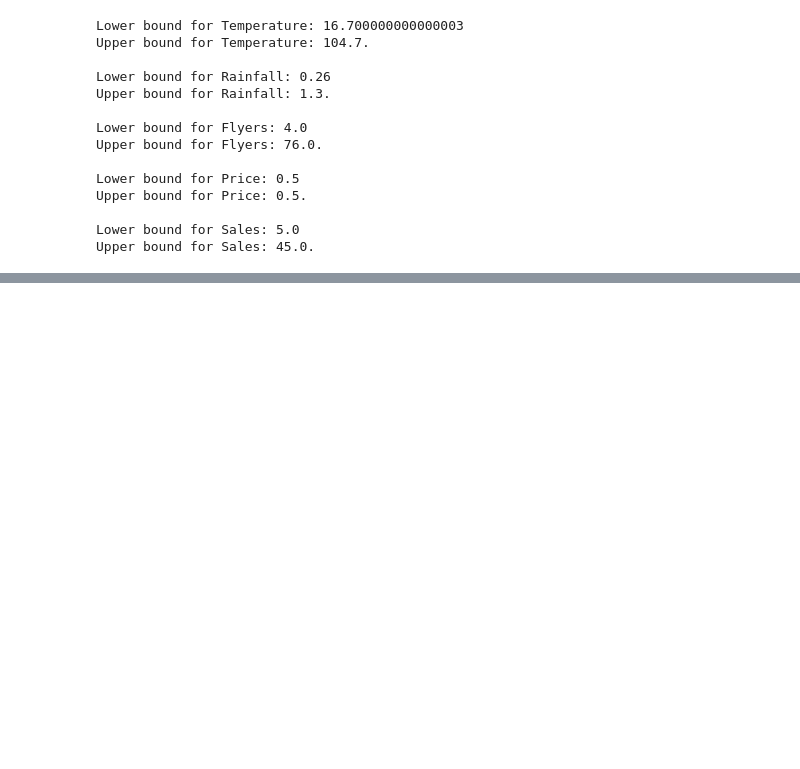
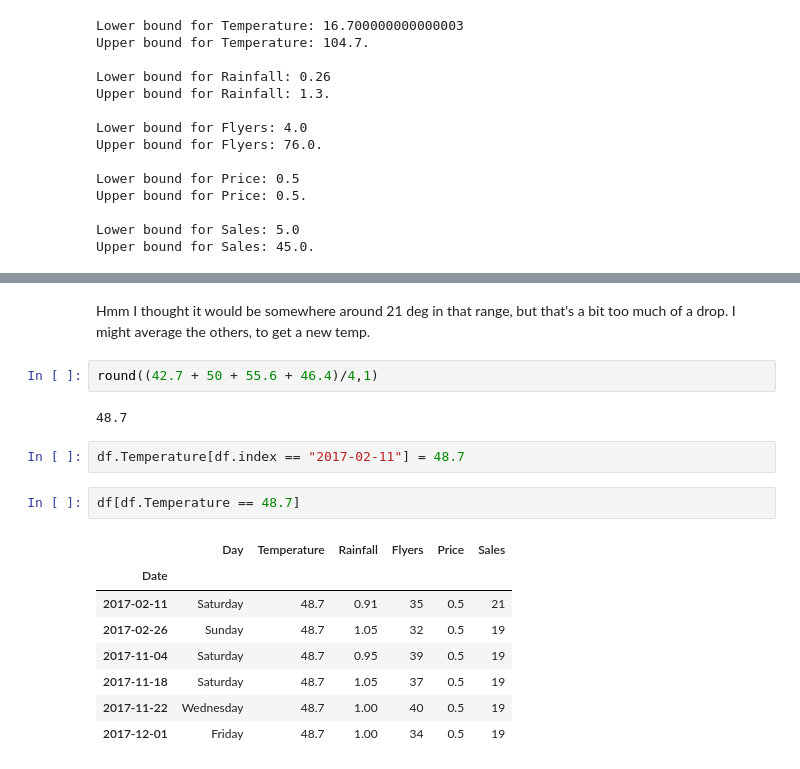
Before and after one commit to JenniferMLewis/anomaly-detection-exercises, a Jupyter notebook: continuous_probabilistic_methods.ipynb, the cells around one changed output, grey strips where cells are left out. Saved outputs shown, nothing was run; the diff lists cells and outputs as text; blank space fills up the shorter version.

```diff
--- a/continuous_probabilistic_methods.ipynb
+++ b/continuous_probabilistic_methods.ipynb
@@ -283,0 +354,19 @@ Upper bound for Sales: 45.0.
+# %% [markdown]
+Hmm I thought it would be somewhere around 21 deg in that range, but that's a bit too much of a drop. I might average the others, to get a new temp.
+# %%
+round((42.7 + 50 + 55.6 + 46.4)/4,1)
+# %% [output]
+48.7
+# %%
+df.Temperature[df.index == "2017-02-11"] = 48.7
+# %%
+df[df.Temperature == 48.7]
+# %% [output]
+|  | Day | Temperature | Rainfall | Flyers | Price | Sales |
+| Date |  |  |  |  |  |  |
+| 2017-02-11 | Saturday | 48.7 | 0.91 | 35 | 0.5 | 21 |
+| 2017-02-26 | Sunday | 48.7 | 1.05 | 32 | 0.5 | 19 |
+| 2017-11-04 | Saturday | 48.7 | 0.95 | 39 | 0.5 | 19 |
+| 2017-11-18 | Saturday | 48.7 | 1.05 | 37 | 0.5 | 19 |
+| 2017-11-22 | Wednesday | 48.7 | 1.00 | 40 | 0.5 | 19 |
+| 2017-12-01 | Friday | 48.7 | 1.00 | 34 | 0.5 | 19 |
```
Also changed, not shown: parts of 39 cells of this notebook.
